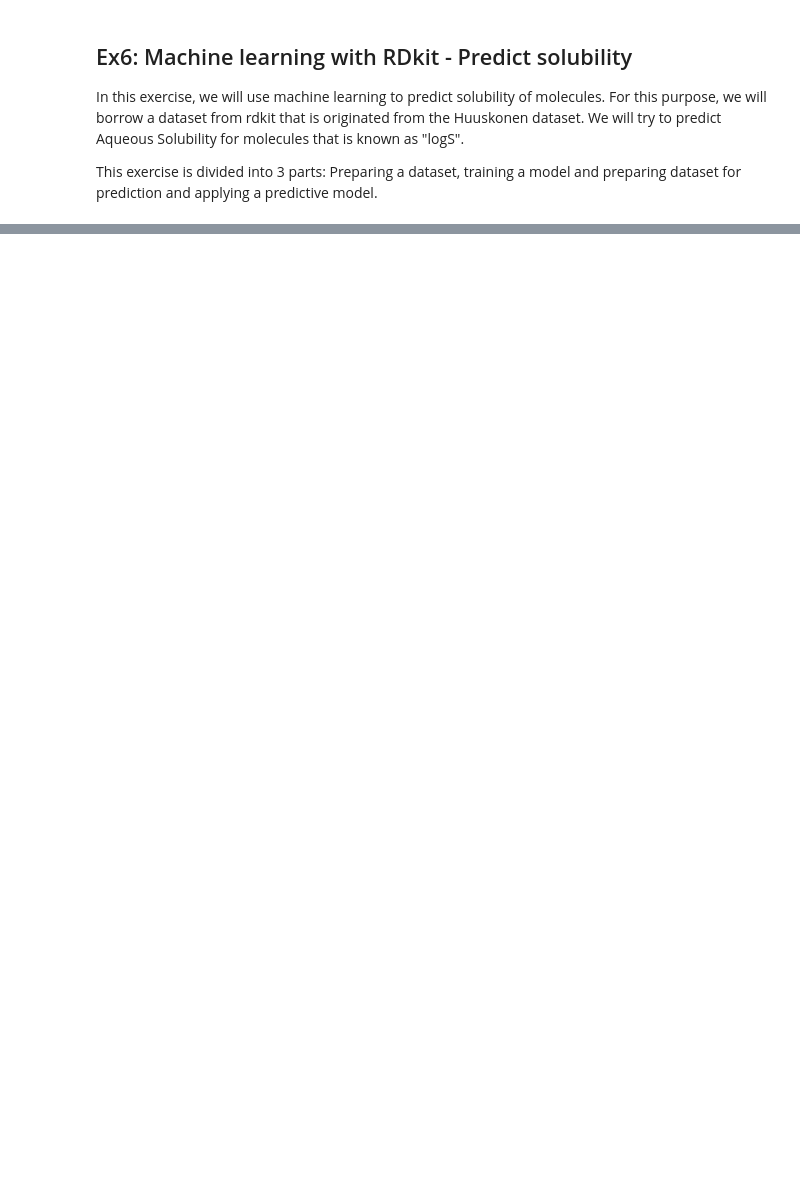
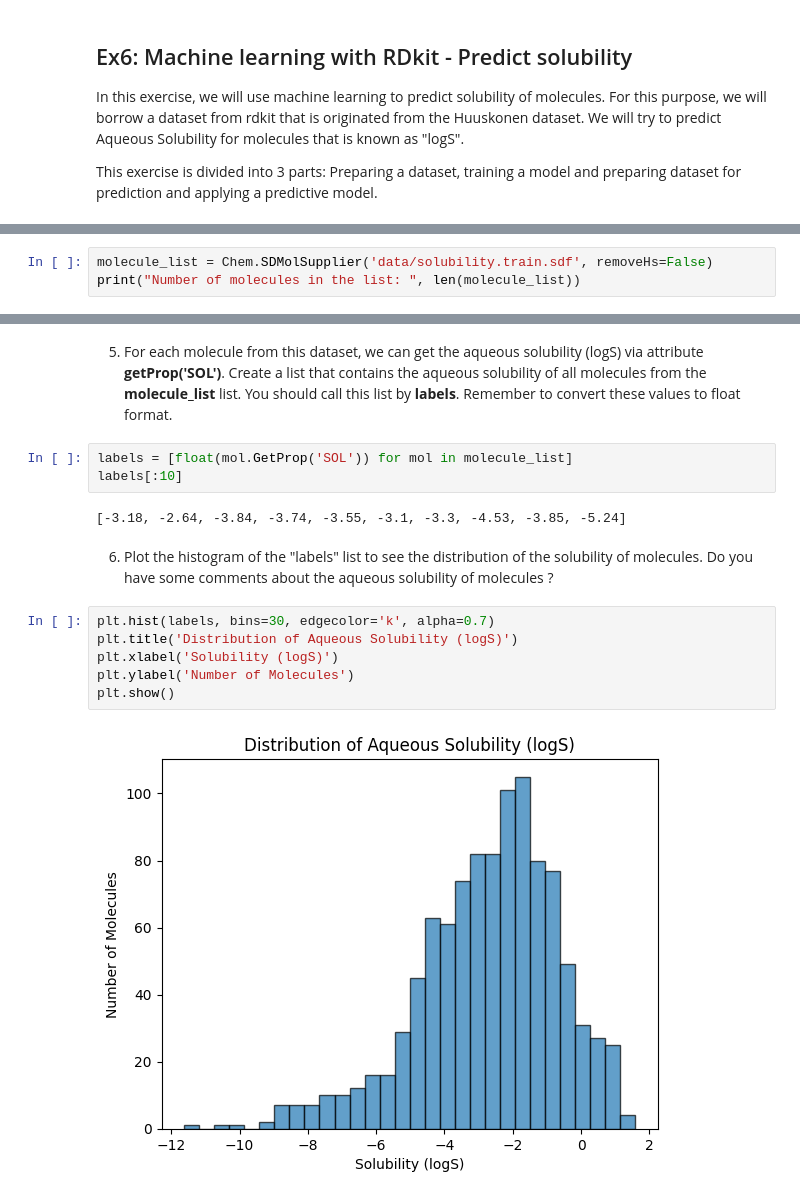
Before and after one commit to raphrb2/ML4Biomedical, a Jupyter notebook: 2.ML_Molecules/ 1.molecules_representations_etudiants.ipynb, the cells around one changed output, grey strips where cells are left out. Cells and saved outputs as stored; diff of their text form; blank space fills up the shorter version.

```diff
--- a/2.ML_Molecules/ 1.molecules_representations_etudiants.ipynb
+++ b/2.ML_Molecules/ 1.molecules_representations_etudiants.ipynb
@@ -166,0 +307,3 @@ solubility.train.sd 100%[===================>]   1.31M  --.-KB/s    in 0.06s
+# %%
+molecule_list = Chem.SDMolSupplier('data/solubility.train.sdf', removeHs=False)
+print("Number of molecules in the list: ", len(molecule_list))
@@ -166,0 +335,19 @@ solubility.train.sd 100%[===================>]   1.31M  --.-KB/s    in 0.06s
+# %% [markdown]
+
+
+5. For each molecule from this dataset, we can get the aqueous solubility (logS) via attribute **getProp('SOL')**. Create a list that contains the aqueous solubility of all molecules from the **molecule_list** list. You should call this list by **labels**. Remember to convert these values to float format.
+# %%
+labels = [float(mol.GetProp('SOL')) for mol in molecule_list]
+labels[:10]
+# %% [output]
+[-3.18, -2.64, -3.84, -3.74, -3.55, -3.1, -3.3, -4.53, -3.85, -5.24]
+# %% [markdown]
+6. Plot the histogram of the "labels" list to see the distribution of the solubility of molecules. Do you have some comments about the aqueous solubility of molecules ?
+# %%
+plt.hist(labels, bins=30, edgecolor='k', alpha=0.7)
+plt.title('Distribution of Aqueous Solubility (logS)')
+plt.xlabel('Solubility (logS)')
+plt.ylabel('Number of Molecules')
+plt.show()
+# %% [output]
+[figure, added]
```
Also changed, not shown: parts of 67 cells of this notebook.
